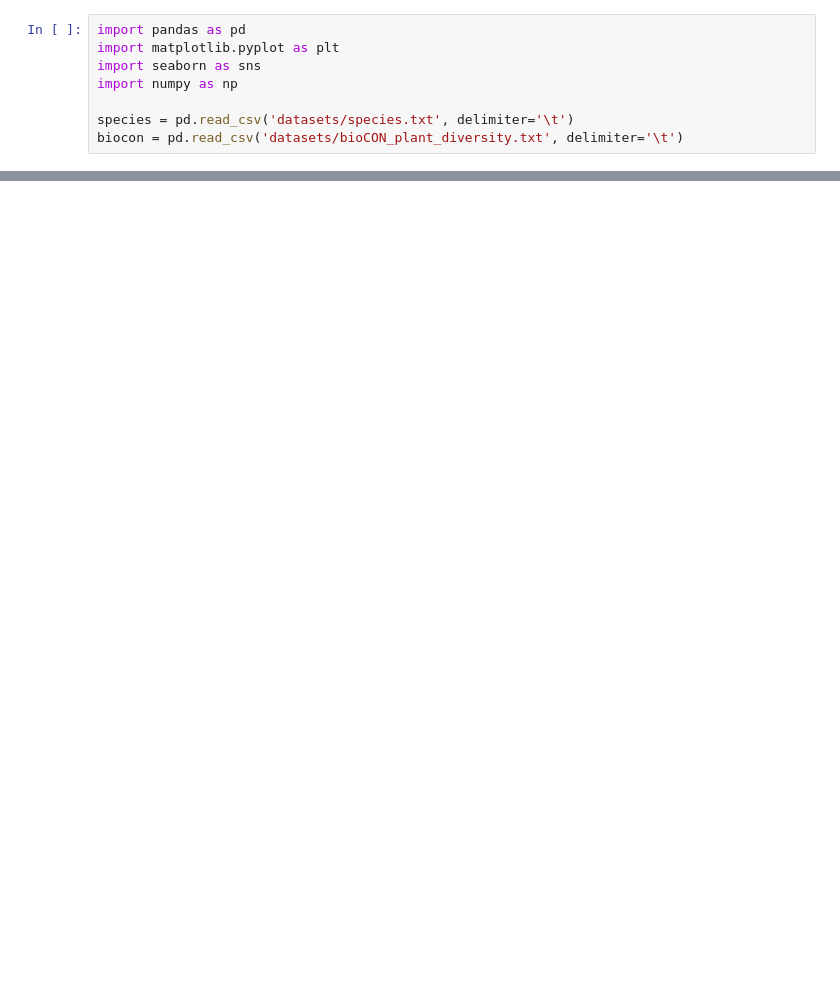
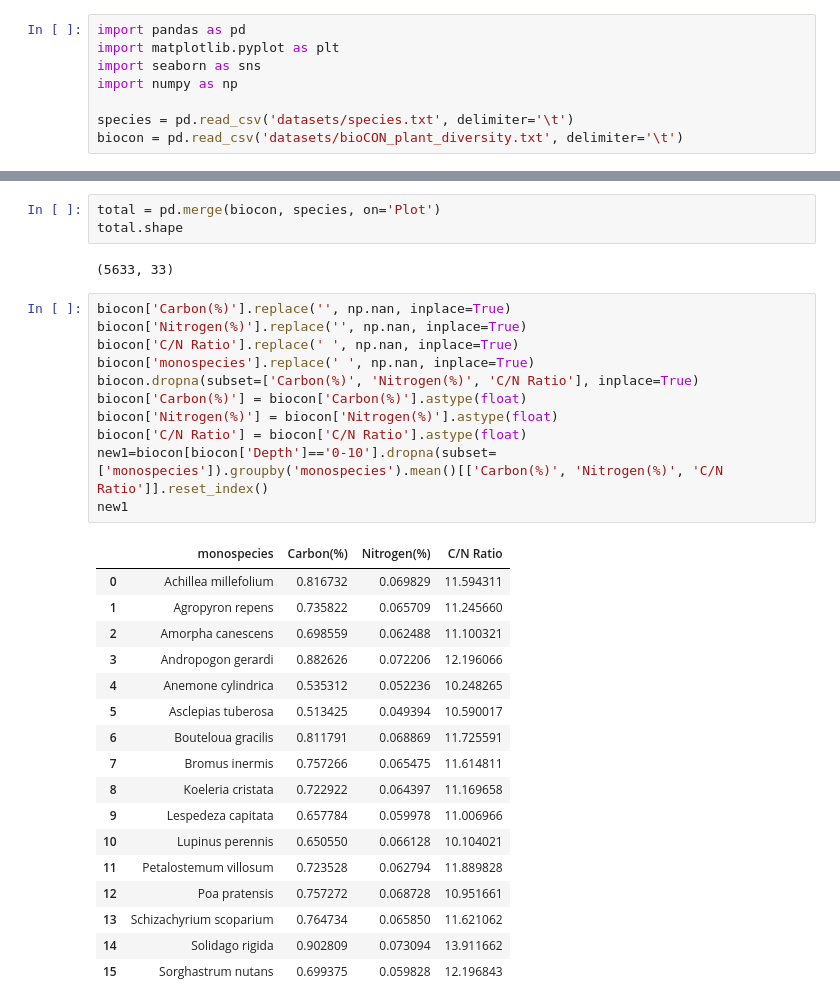
Before and after one commit to Mariuble/ucberkeley_biodiversity, a Jupyter notebook: Untitled.ipynb, the cells around one changed output, grey strips where cells are left out. Drawn from its saved outputs; the diff is of its cells as text; blank space fills up the shorter version.

```diff
--- a/Untitled.ipynb
+++ b/Untitled.ipynb
@@ -17,0 +31,34 @@ species.head()
+# %%
+total = pd.merge(biocon, species, on='Plot')
+total.shape
+# %% [output]
+(5633, 33)
+# %%
+biocon['Carbon(%)'].replace('', np.nan, inplace=True)
+biocon['Nitrogen(%)'].replace('', np.nan, inplace=True)
+biocon['C/N Ratio'].replace(' ', np.nan, inplace=True)
+biocon['monospecies'].replace(' ', np.nan, inplace=True)
+biocon.dropna(subset=['Carbon(%)', 'Nitrogen(%)', 'C/N Ratio'], inplace=True)
+biocon['Carbon(%)'] = biocon['Carbon(%)'].astype(float)
+biocon['Nitrogen(%)'] = biocon['Nitrogen(%)'].astype(float)
+biocon['C/N Ratio'] = biocon['C/N Ratio'].astype(float)
+new1=biocon[biocon['Depth']=='0-10'].dropna(subset=['monospecies']).groupby('monospecies').mean()[['Carbon(%)', 'Nitrogen(%)', 'C/N Ratio']].reset_index()
+new1
+# %% [output]
+|  | monospecies | Carbon(%) | Nitrogen(%) | C/N Ratio |
+| 0 | Achillea millefolium | 0.816732 | 0.069829 | 11.594311 |
+| 1 | Agropyron repens | 0.735822 | 0.065709 | 11.245660 |
+| 2 | Amorpha canescens | 0.698559 | 0.062488 | 11.100321 |
+| 3 | Andropogon gerardi | 0.882626 | 0.072206 | 12.196066 |
+| 4 | Anemone cylindrica | 0.535312 | 0.052236 | 10.248265 |
+| 5 | Asclepias tuberosa | 0.513425 | 0.049394 | 10.590017 |
+| 6 | Bouteloua gracilis | 0.811791 | 0.068869 | 11.725591 |
+| 7 | Bromus inermis | 0.757266 | 0.065475 | 11.614811 |
+| 8 | Koeleria cristata | 0.722922 | 0.064397 | 11.169658 |
+| 9 | Lespedeza capitata | 0.657784 | 0.059978 | 11.006966 |
+| 10 | Lupinus perennis | 0.650550 | 0.066128 | 10.104021 |
+| 11 | Petalostemum villosum | 0.723528 | 0.062794 | 11.889828 |
+| 12 | Poa pratensis | 0.757272 | 0.068728 | 10.951661 |
+| 13 | Schizachyrium scoparium | 0.764734 | 0.065850 | 11.621062 |
+| 14 | Solidago rigida | 0.902809 | 0.073094 | 13.911662 |
+| 15 | Sorghastrum nutans | 0.699375 | 0.059828 | 12.196843 |
```
Also changed, not shown: parts of 7 cells of this notebook.
